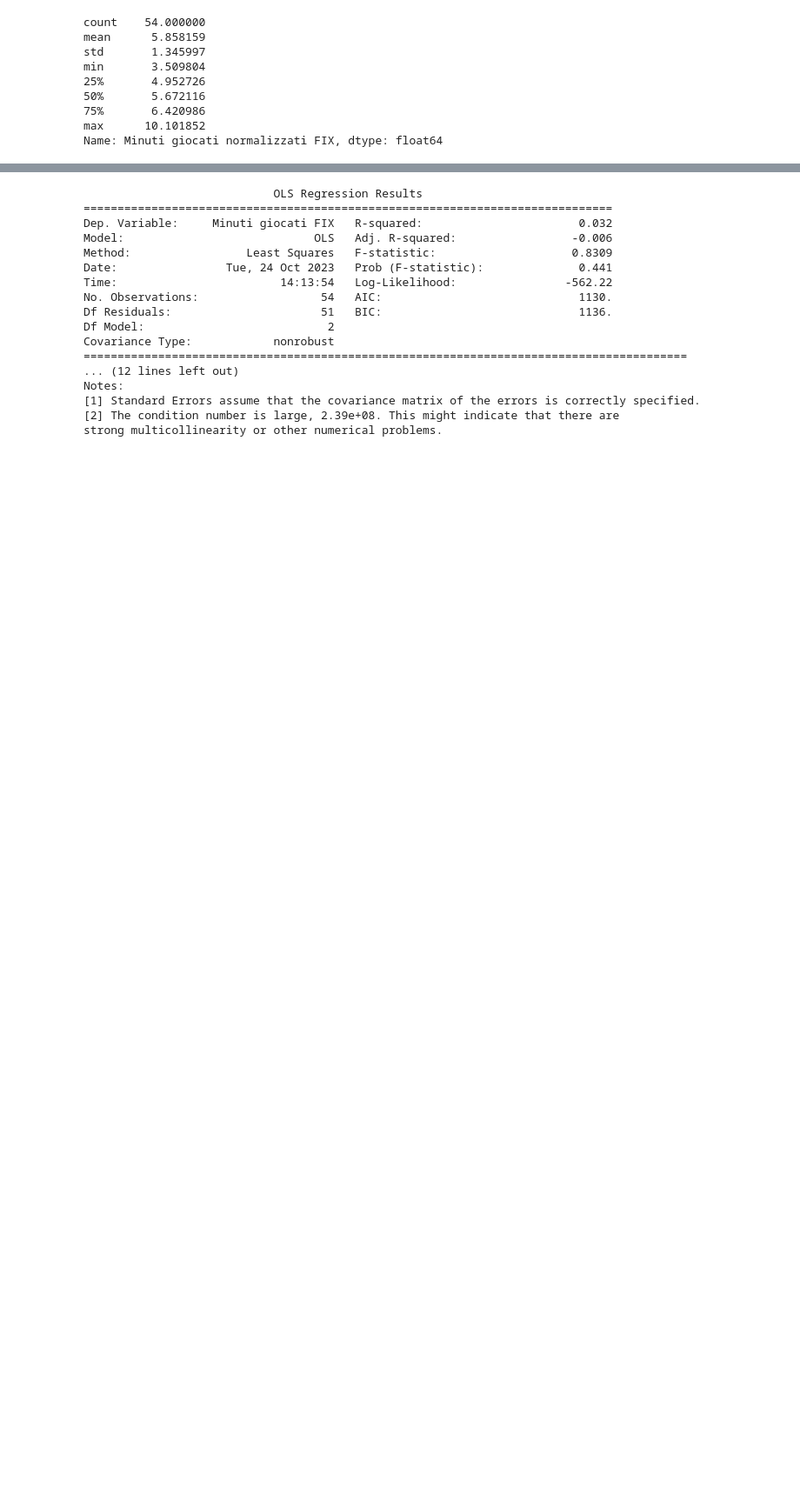
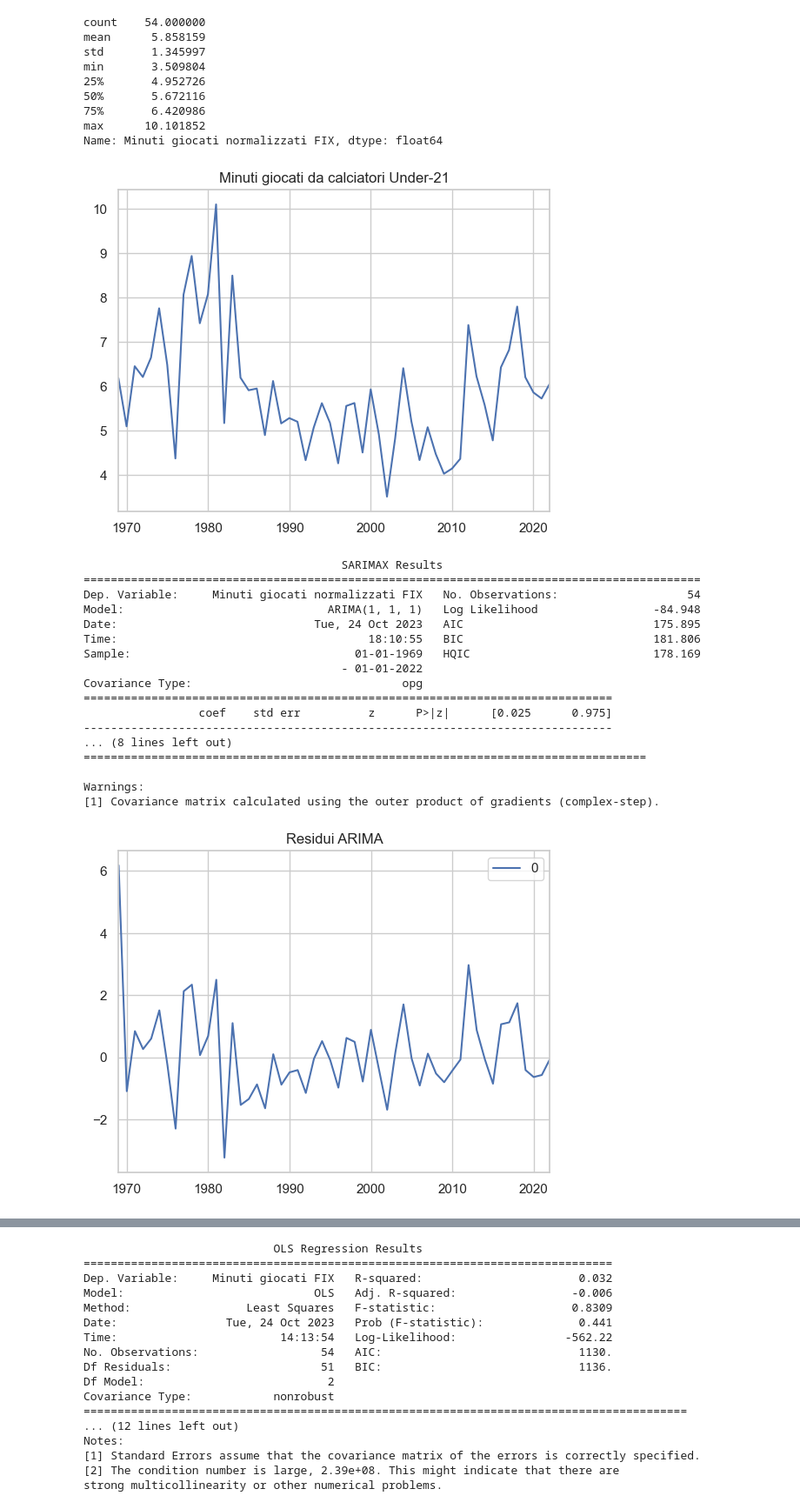
Before and after one commit to frapic98/Minutes-played-by-under-21-players-in-Serie-a, a Jupyter notebook: scraping.ipynb, the cells around one changed output, grey strips where cells are left out. Shown: that part at 87% size. Saved outputs shown, nothing was run; the diff lists cells and outputs as text; code cells hidden in the pictures; blank space fills up the shorter version.

```diff
--- a/scraping.ipynb
+++ b/scraping.ipynb
@@ -133,6 +164,45 @@ min       3.509804
 75%       6.420986
 max      10.101852
 Name: Minuti giocati normalizzati FIX, dtype: float64
+# %%
+from statsmodels.tsa.arima.model import ARIMA
+# Visualizza il grafico delle serie temporali
+mins_played["Minuti giocati normalizzati FIX"].plot()
+plt.title('Minuti giocati da calciatori Under-21')
+plt.show()
+
+# Esegui l'analisi ARIMA
+model = ARIMA(mins_played["Minuti giocati normalizzati FIX"], order=(1, 1, 1))  # Ordine p, d, q
+results = model.fit()
+
+# Stampa il riassunto dell'analisi ARIMA
+print(results.summary())
+
+# Visualizza il grafico dei residui
+residuals = pd.DataFrame(results.resid)
+residuals.plot()
+plt.title('Residui ARIMA')
+plt.show()
+# %% [output]
+[figure, added]
+                                      SARIMAX Results
+===========================================================================================
+Dep. Variable:     Minuti giocati normalizzati FIX   No. Observations:                   54
+Model:                              ARIMA(1, 1, 1)   Log Likelihood                 -84.948
+Date:                             Tue, 24 Oct 2023   AIC                            175.895
+Time:                                     18:10:55   BIC                            181.806
+Sample:                                 01-01-1969   HQIC                           178.169
+                                      - 01-01-2022
+Covariance Type:                               opg
+==============================================================================
+                 coef    std err          z      P>|z|      [0.025      0.975]
+------------------------------------------------------------------------------
+... (8 lines left out)
+===================================================================================
+
+Warnings:
+[1] Covariance matrix calculated using the outer product of gradients (complex-step).
+[figure, added]
 # %%
 from scipy.stats import f_oneway,kstest
 from scipy import stats
```
Also changed, not shown: parts of 15 cells of this notebook, 1 other file.
